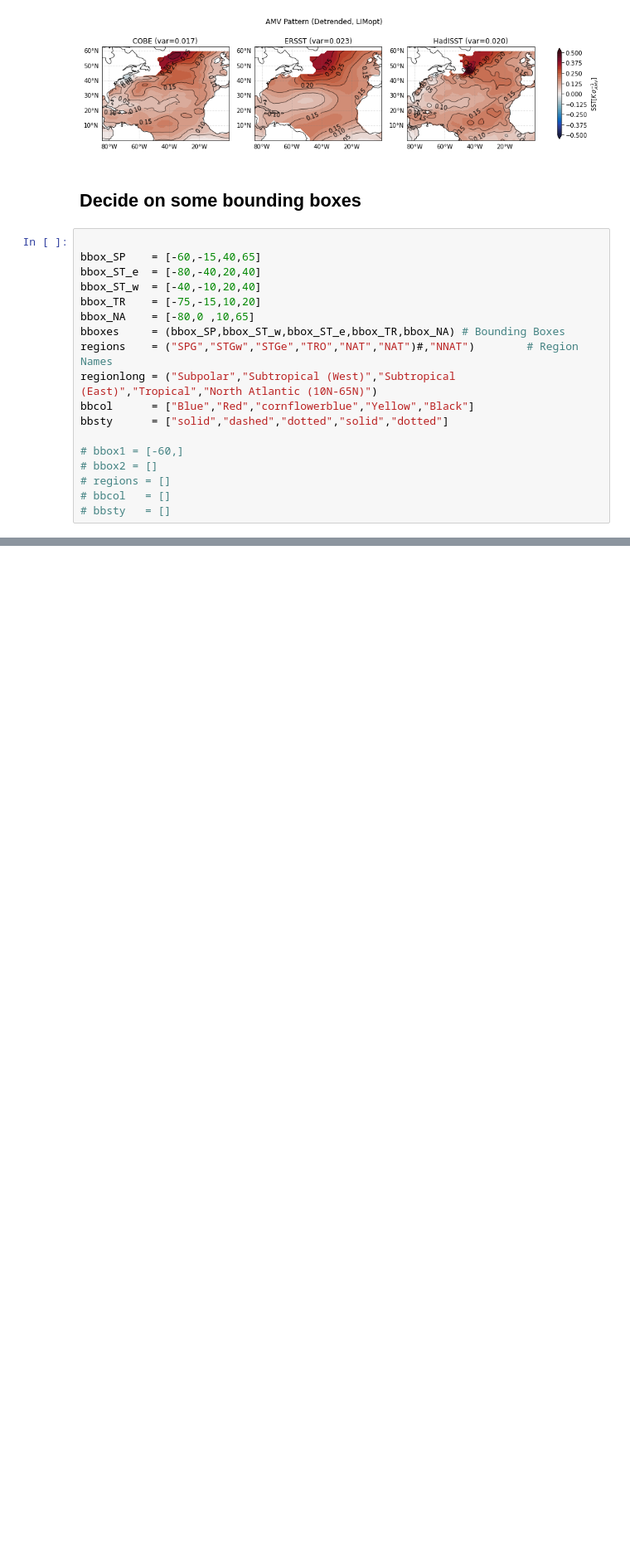
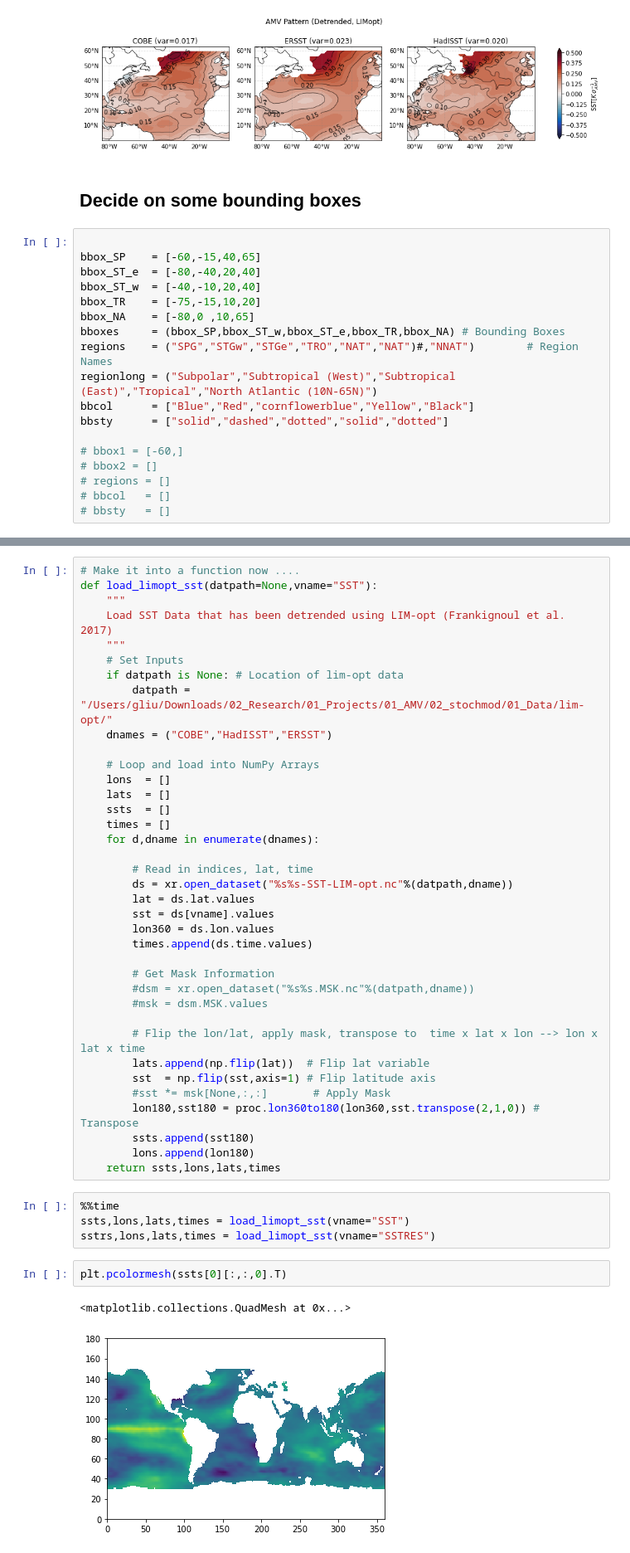
Before and after one commit to glennliu265/stochmod, a Jupyter notebook: analysis/viz_lim-opt.ipynb, the cells around one changed output, grey strips where cells are left out. Shown at 83% size. Cells and saved outputs as stored; diff of their text form; blank space fills up the shorter version.

```diff
--- a/analysis/viz_lim-opt.ipynb
+++ b/analysis/viz_lim-opt.ipynb
@@ -216,0 +278,46 @@ times
+# %%
+# Make it into a function now ....
+def load_limopt_sst(datpath=None,vname="SST"):
+    """
+    Load SST Data that has been detrended using LIM-opt (Frankignoul et al. 2017)
+    """
+    # Set Inputs
+    if datpath is None: # Location of lim-opt data
+        datpath = "/Users/gliu/Downloads/02_Research/01_Projects/01_AMV/02_stochmod/01_Data/lim-opt/"
+    dnames = ("COBE","HadISST","ERSST")
+
+    # Loop and load into NumPy Arrays
+    lons  = []
+    lats  = []
+    ssts  = []
+    times = []
+    for d,dname in enumerate(dnames):
+
+        # Read in indices, lat, time
+        ds = xr.open_dataset("%s%s-SST-LIM-opt.nc"%(datpath,dname))
+        lat = ds.lat.values
+        sst = ds[vname].values
+        lon360 = ds.lon.values
+        times.append(ds.time.values)
+
+        # Get Mask Information
+        #dsm = xr.open_dataset("%s%s.MSK.nc"%(datpath,dname))
+        #msk = dsm.MSK.values
+
+        # Flip the lon/lat, apply mask, transpose to  time x lat x lon --> lon x lat x time
+        lats.append(np.flip(lat))  # Flip lat variable
+        sst  = np.flip(sst,axis=1) # Flip latitude axis
+        #sst *= msk[None,:,:]       # Apply Mask
+        lon180,sst180 = proc.lon360to180(lon360,sst.transpose(2,1,0)) # Transpose
+        ssts.append(sst180)
+        lons.append(lon180)
+    return ssts,lons,lats,times
+# %%
+%%time
+ssts,lons,lats,times = load_limopt_sst(vname="SST")
+sstrs,lons,lats,times = load_limopt_sst(vname="SSTRES")
+# %%
+plt.pcolormesh(ssts[0][:,:,0].T)
+# %% [output]
+<matplotlib.collections.QuadMesh at 0x...>
+[figure, added]
```
Also changed, not shown: parts of 13 cells of this notebook, 4 other files.
